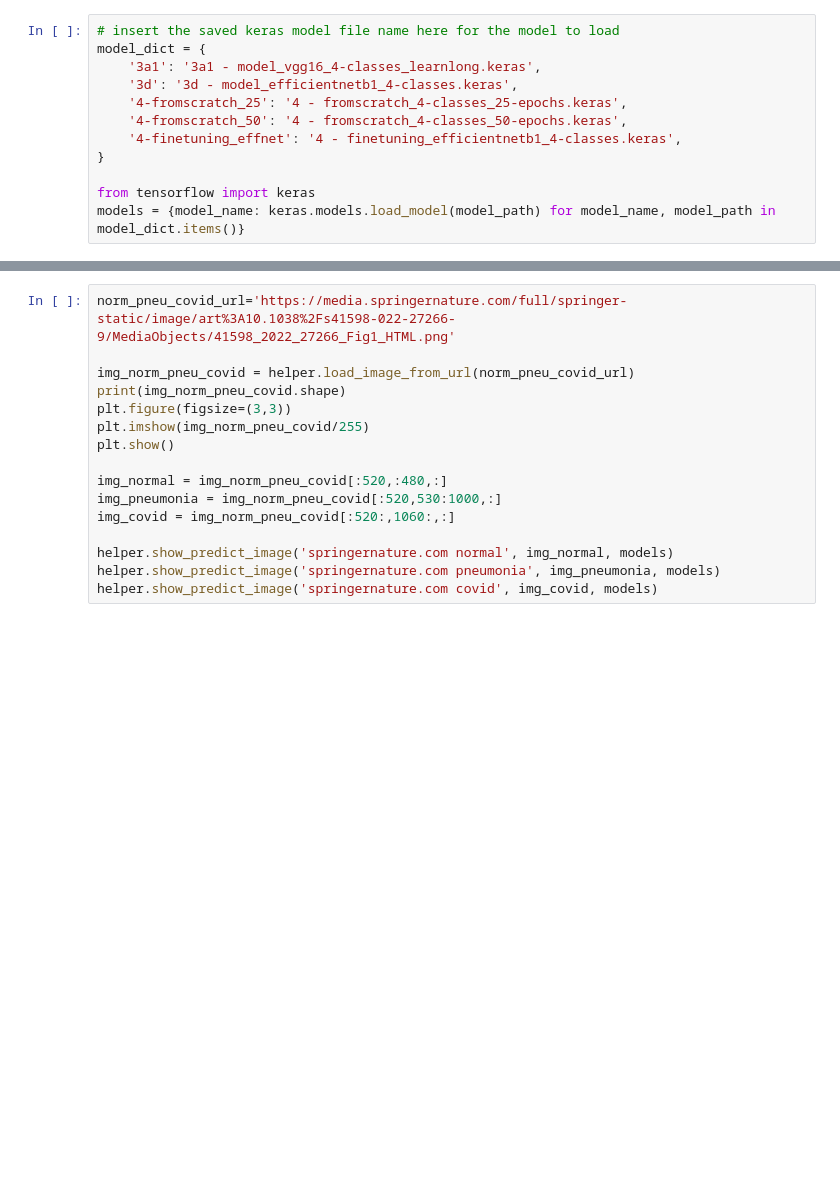
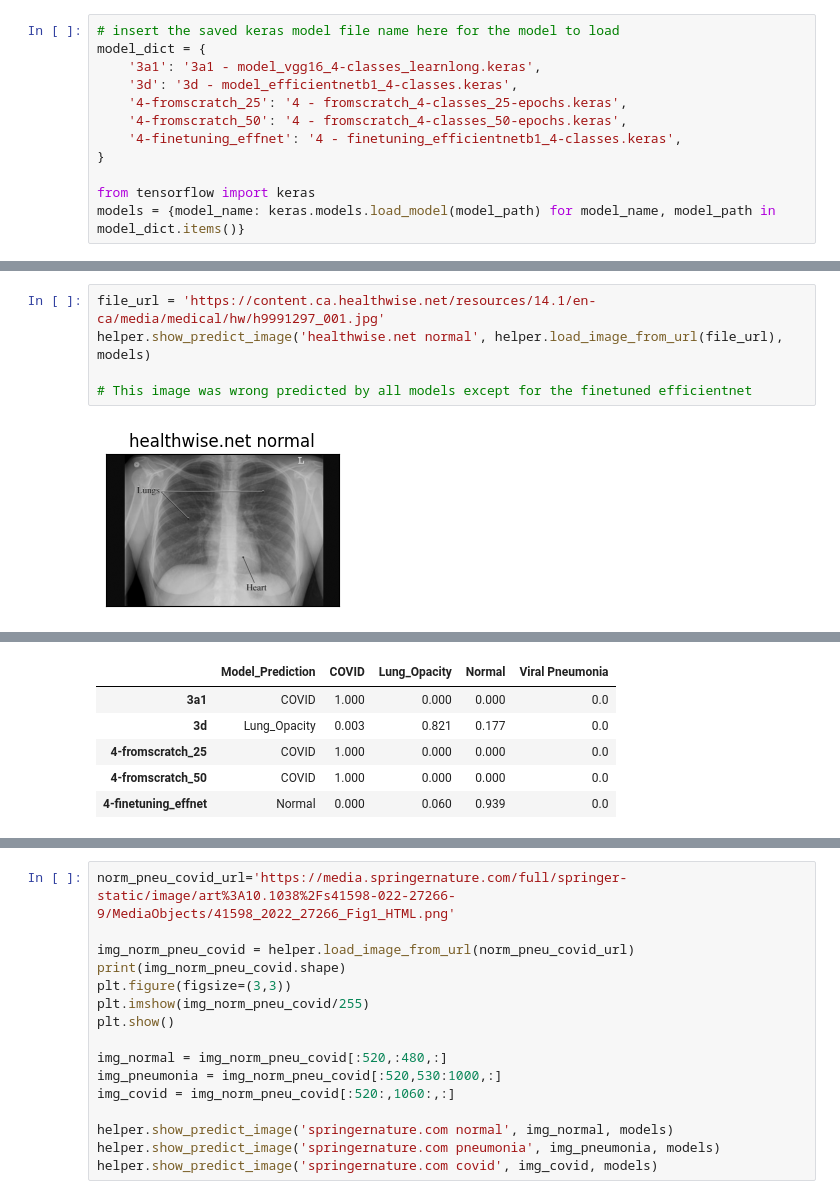
Before and after one commit to MarkusFuchs68/Covid-19_detection, a Jupyter notebook: notebooks/5 - prediction.ipynb, the cells around one changed output, grey strips where cells are left out. Drawn from its saved outputs; the diff is of its cells as text; blank space fills up the shorter version.

```diff
--- a/notebooks/5 - prediction.ipynb
+++ b/notebooks/5 - prediction.ipynb
@@ -129,0 +142,7 @@ Resizing for model 4-finetuning_effnet to input_shape: (256, 256)
+# %%
+file_url = 'https://content.ca.healthwise.net/resources/14.1/en-ca/media/medical/hw/h9991297_001.jpg'
+helper.show_predict_image('healthwise.net normal', helper.load_image_from_url(file_url), models)
+
+# This image was wrong predicted by all models except for the finetuned efficientnet
+# %% [output]
+[figure, added]
@@ -129,0 +159,6 @@ Resizing for model 4-finetuning_effnet to input_shape: (256, 256)
+|  | Model_Prediction | COVID | Lung_Opacity | Normal | Viral Pneumonia |
+| 3a1 | COVID | 1.000 | 0.000 | 0.000 | 0.0 |
+| 3d | Lung_Opacity | 0.003 | 0.821 | 0.177 | 0.0 |
+| 4-fromscratch_25 | COVID | 1.000 | 0.000 | 0.000 | 0.0 |
+| 4-fromscratch_50 | COVID | 1.000 | 0.000 | 0.000 | 0.0 |
+| 4-finetuning_effnet | Normal | 0.000 | 0.060 | 0.939 | 0.0 |
```
Also changed, not shown: parts of 8 cells of this notebook.
